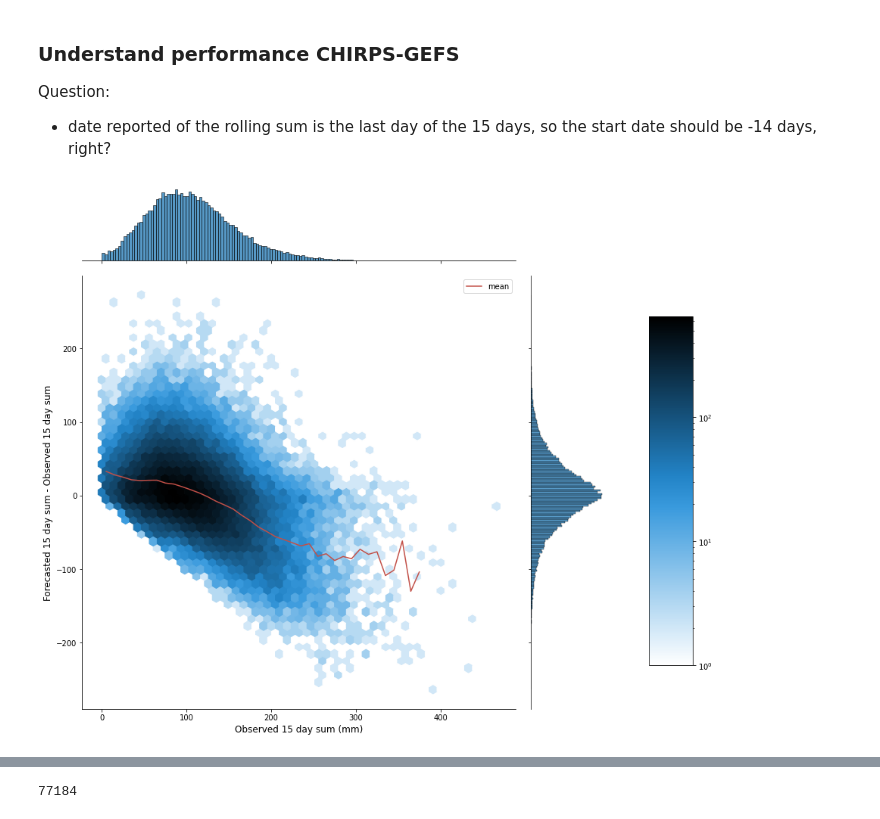
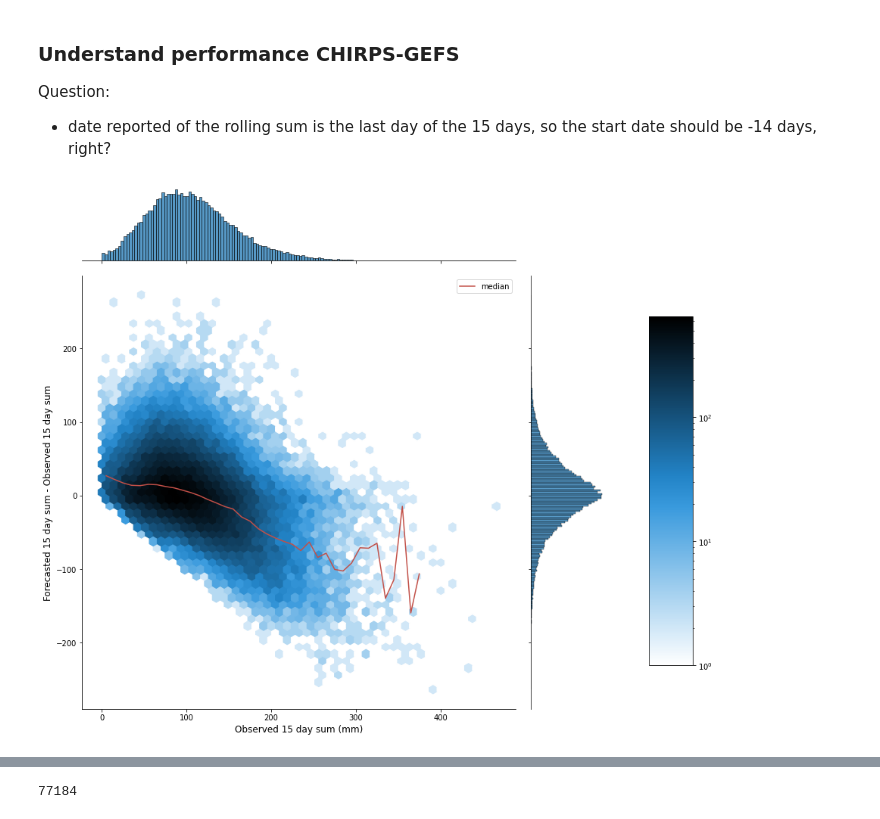
Before and after one commit to OCHA-DAP/pa-anticipatory-action, a Jupyter notebook: analyses/malawi/notebooks/mwi_chirpsgefs_corr_dryspells.ipynb, the cells around one changed output, grey strips where cells are left out. Cells and saved outputs as stored; diff of their text form; code cells hidden in the pictures.

```diff
--- a/analyses/malawi/notebooks/mwi_chirpsgefs_corr_dryspells.ipynb
+++ b/analyses/malawi/notebooks/mwi_chirpsgefs_corr_dryspells.ipynb
@@ -175,19 +175,19 @@ df_histformerg["diff_forecobs"]=df_histformerg["mean_cell"]-df_histformerg["roll
 # %%
 #plot the observed vs forecast-observed to get a feeling for the discrepancy between the two
 g=sns.jointplot(data=df_histformerg,y="diff_forecobs",x="rollsum_15d", kind="hex",height=16,joint_kws={ 'bins':'log'})
 #compute the average value of the difference between the forecasted and observed values
 #do this in bins cause else very noisy mean
 bins = np.arange(0,df_histformerg.rollsum_15d.max()+20,10)
 group = df_histformerg.groupby(pd.cut(df_histformerg.rollsum_15d, bins))
 plot_centers = (bins [:-1] + bins [1:])/2
-plot_values = group.diff_forecobs.mean()
-g.ax_joint.plot(plot_centers,plot_values,color="#C25048",label="mean")
+plot_values = group.diff_forecobs.median()
+g.ax_joint.plot(plot_centers,plot_values,color="#C25048",label="median")
 g.set_axis_labels("Observed 15 day sum (mm)", "Forecasted 15 day sum - Observed 15 day sum", fontsize=12)
 plt.subplots_adjust(left=0.2, right=0.8, top=0.8, bottom=0.2)  # shrink fig so cbar is visible
 # make new ax object for the cbar
 cbar_ax = g.fig.add_axes([.85, .25, .05, .4])  # x, y, width, height
 plt.colorbar(cax=cbar_ax)
 g.ax_joint.legend()
-plt.savefig(os.path.join(country_data_exploration_dir,"dryspells","plot_MWI_chirpsgefs_15days_density.png"))
+# plt.savefig(os.path.join(country_data_exploration_dir,"dryspells","plot_MWI_chirpsgefs_15days_density.png"))
 # %% [output]
-[figure, old version]
+[figure, new version]
```
Also changed, not shown: parts of 8 cells of this notebook.
